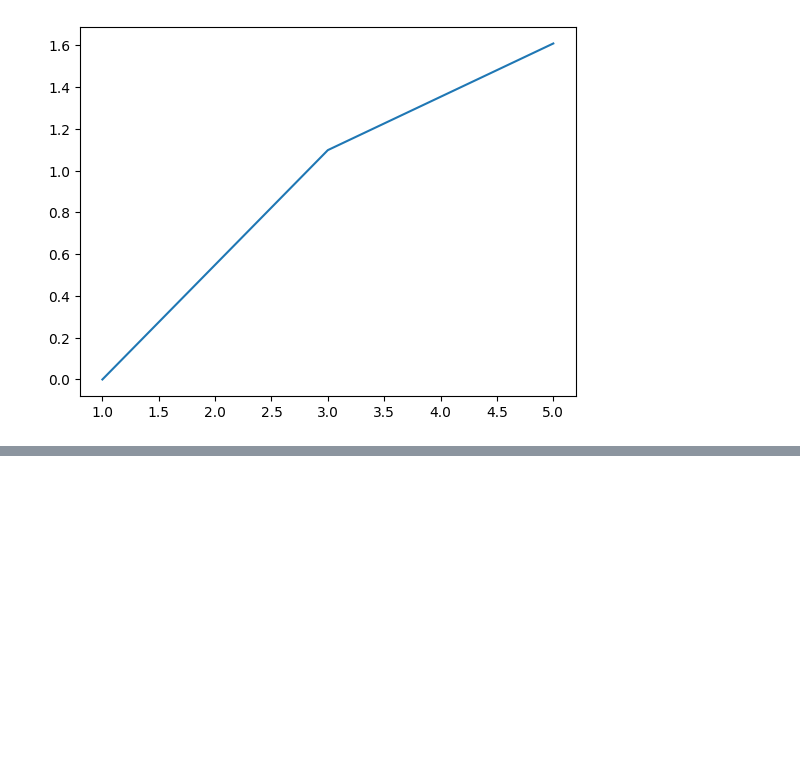
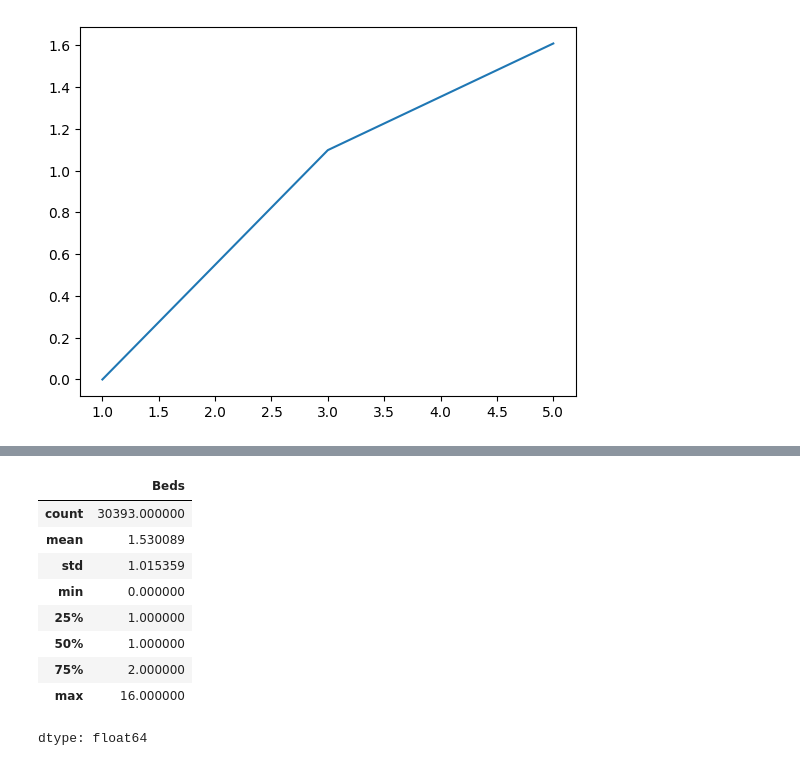
Before and after one commit to AngelikaBaloy/scratchpad, a Jupyter notebook: nb_2026_01_05.ipynb, the cells around one changed output, grey strips where cells are left out. Cells and saved outputs as stored; diff of their text form; code cells hidden in the pictures; blank space fills up the shorter version.

```diff
--- a/nb_2026_01_05.ipynb
+++ b/nb_2026_01_05.ipynb
@@ -51,0 +107,13 @@ df.head(10)
+# %%
+df['Beds'].describe()
+# %% [output]
+|  | Beds |
+| count | 30393.000000 |
+| mean | 1.530089 |
+| std | 1.015359 |
+| min | 0.000000 |
+| 25% | 1.000000 |
+| 50% | 1.000000 |
+| 75% | 2.000000 |
+| max | 16.000000 |
+dtype: float64
```
Also changed, not shown: parts of 7 cells of this notebook.
